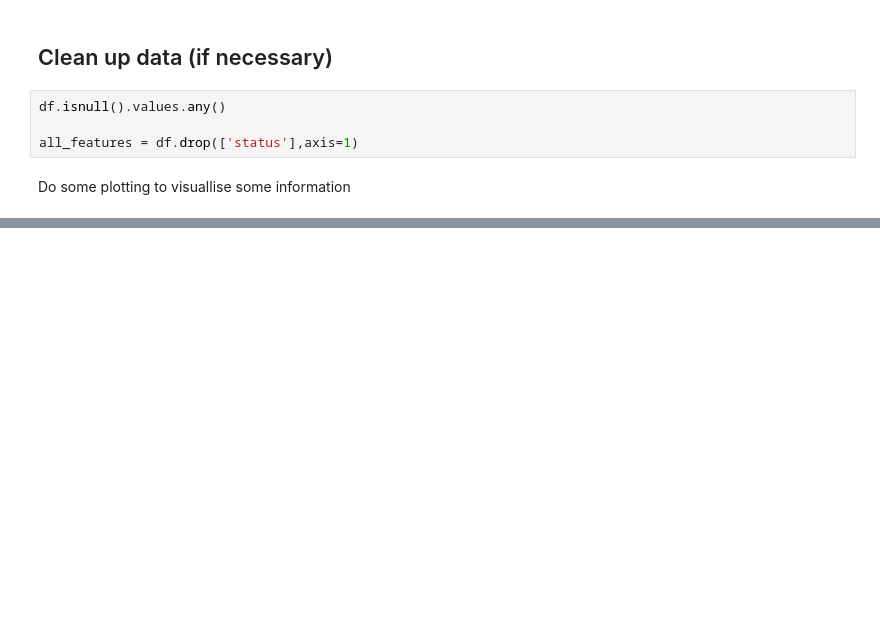
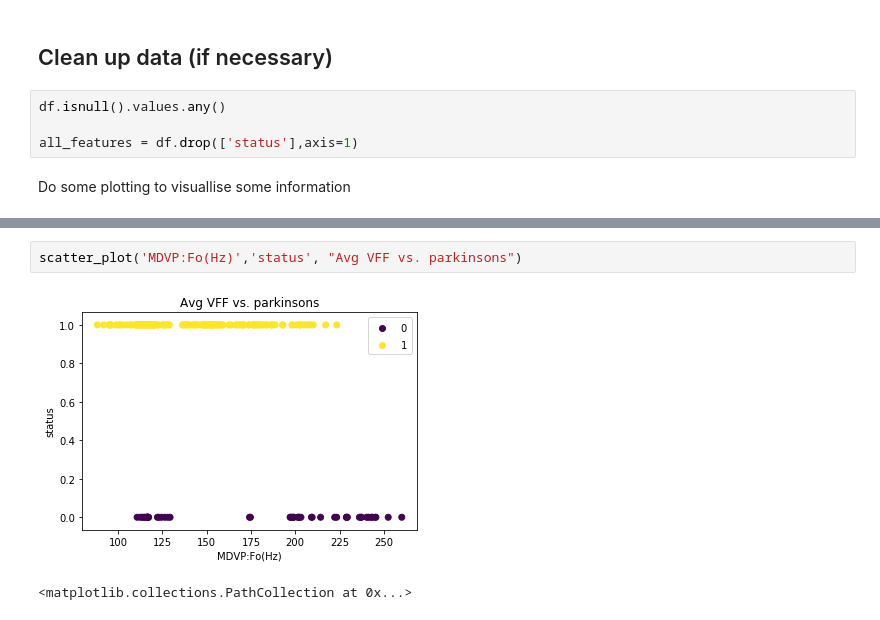
Before and after one commit to zhangchi0104/msa2020-ml-project, a Jupyter notebook: parkinsons.ipynb, the cells around one changed output, grey strips where cells are left out. Cells and saved outputs as stored; diff of their text form; blank space fills up the shorter version.

Commit message:
done visuallising data

```diff
--- a/parkinsons.ipynb
+++ b/parkinsons.ipynb
@@ -43,0 +45,5 @@ scatter_plot('MDVP:Fhi(Hz)', 'MDVP:Flo(Hz)', "classification of parkinsons per M
+# %%
+scatter_plot('MDVP:Fo(Hz)','status', "Avg VFF vs. parkinsons")
+# %% [output]
+[figure, added]
+<matplotlib.collections.PathCollection at 0x...>
```
Also changed, not shown: parts of 12 cells of this notebook.
